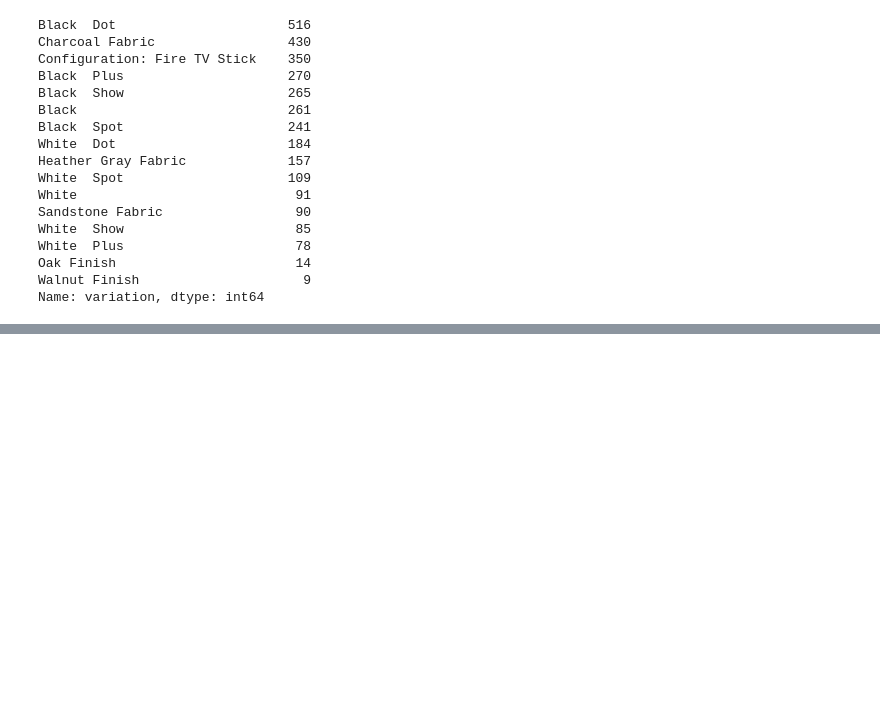
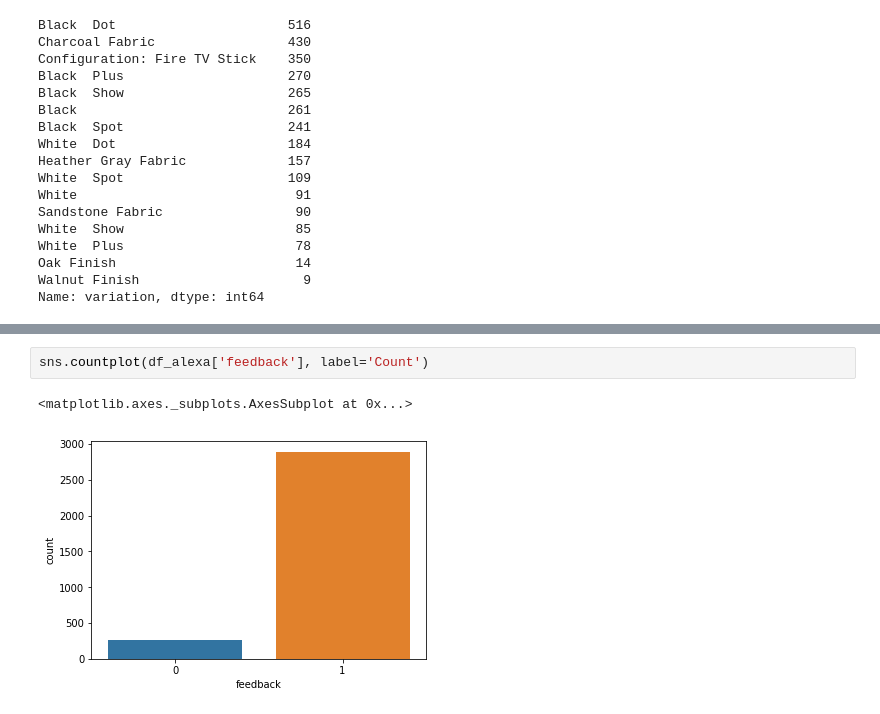
Before and after one commit to jacobskr/ML_Python, a Jupyter notebook: Machine Learning Classification Bootcamp/Decision Trees and Random Forest/Random Forest - Amazon Alexa Reviews.ipynb, the cells around one changed output, grey strips where cells are left out. Drawn from its saved outputs; the diff is of its cells as text; blank space fills up the shorter version.

Commit message:
Random Forest - Sentiment and Classify Amazon Alexa Reviews

```diff
--- a/Machine Learning Classification Bootcamp/Decision Trees and Random Forest/Random Forest - Amazon Alexa Reviews.ipynb
+++ b/Machine Learning Classification Bootcamp/Decision Trees and Random Forest/Random Forest - Amazon Alexa Reviews.ipynb
@@ -73,0 +88,5 @@ Name: variation, dtype: int64
+# %%
+sns.countplot(df_alexa['feedback'], label='Count')
+# %% [output]
+<matplotlib.axes._subplots.AxesSubplot at 0x...>
+[figure, added]
```
Also changed, not shown: parts of 48 cells of this notebook.
